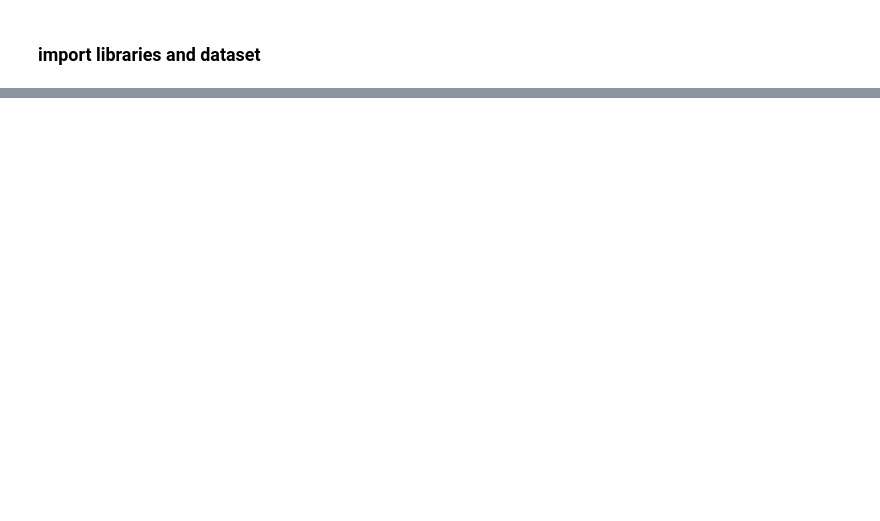
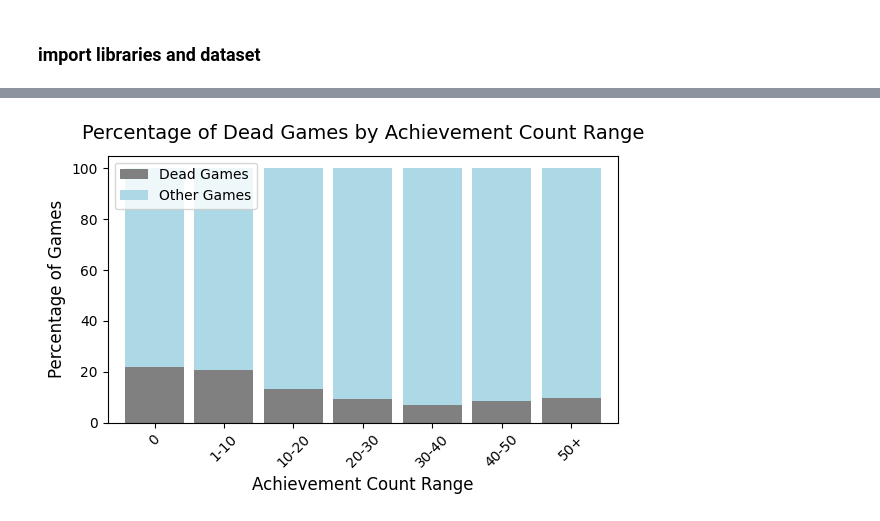
Before and after one commit to Jingrui-Zhu/SLDV, a Jupyter notebook: data_analysis.ipynb, the cells around one changed output, grey strips where cells are left out. Saved outputs shown, nothing was run; the diff lists cells and outputs as text; code cells hidden in the pictures; blank space fills up the shorter version.

```diff
--- a/data_analysis.ipynb
+++ b/data_analysis.ipynb
@@ -100,0 +130,39 @@ plt.show()
+# %%
+trophy_zeros = three_zeros['achievements']
+trophy_all = df['achievements']
+
+bins = [0, 1, 10, 20, 30, 40, 50, float('inf')]
+labels = ['0', '1-10', '10-20', '20-30', '30-40', '40-50', '50+']
+
+trophy_binned_zeros = pd.cut(trophy_zeros.values, bins=bins, labels=labels, right=False)
+trophy_binned_all = pd.cut(trophy_all.values, bins=bins, labels=labels, right=False)
+
+trophy_binned_zeros_counts = trophy_binned_zeros.value_counts().sort_index()
+trophy_binned_all_counts = trophy_binned_all.value_counts().sort_index()
+
+pct_zeros = (trophy_binned_zeros_counts / trophy_binned_all_counts) * 100
+pct_others = 100 - pct_zeros
+
+plot = pd.DataFrame({
+    'Dead Games': pct_zeros,
+    'Other Games': pct_others
+})
+
+ax = plot.plot(
+    kind = 'bar',
+    stacked = True,
+    figsize = (6, 4),
+    color = ['grey', 'lightblue'],
+    width=0.85
+)
+
+ax.set_xticklabels(labels, rotation=45)
+ax.set_xlabel('Achievement Count Range', fontsize=12)
+ax.set_ylabel('Percentage of Games', fontsize=12)
+ax.set_title('Percentage of Dead Games by Achievement Count Range', fontsize=14, pad=12)
+ax.set_xticklabels(labels, rotation=45)
+ax.legend(loc='upper left')
+plt.tight_layout()
+plt.show()
+# %% [output]
+[figure, added]
```
Also changed, not shown: parts of 17 cells of this notebook, 1 other file.
